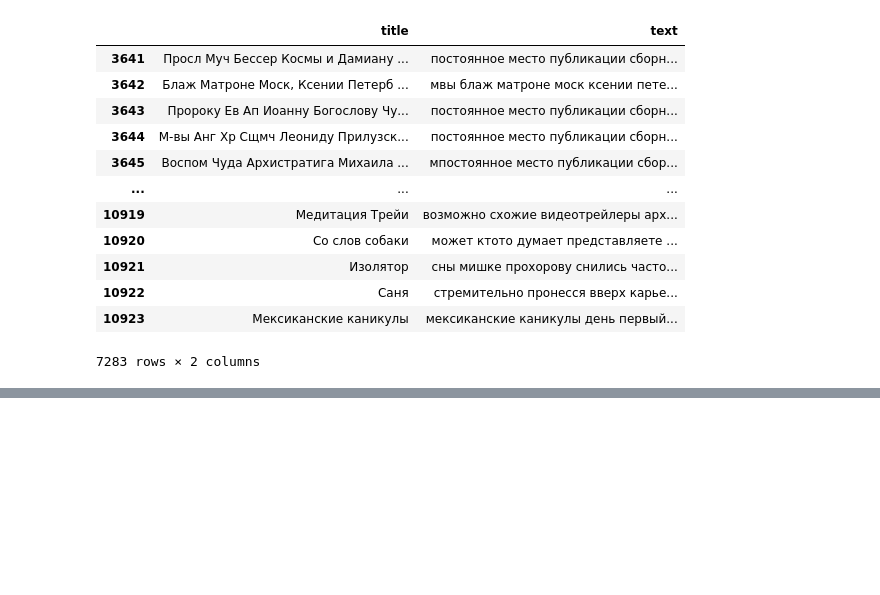
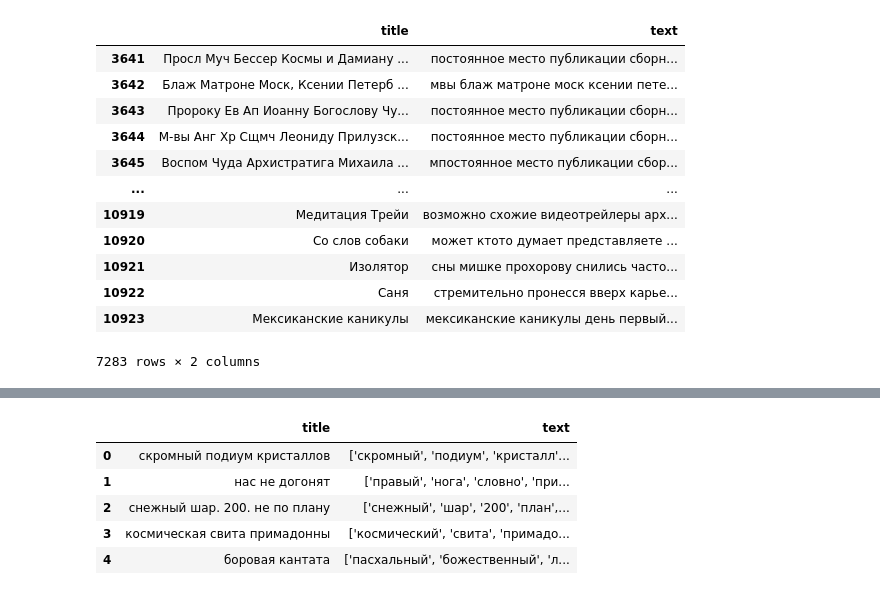
Before and after one commit to VeronikaSteklo/generation_names, a Jupyter notebook: work_with_data.ipynb, the cells around one changed output, grey strips where cells are left out. Saved outputs shown, nothing was run; the diff lists cells and outputs as text; code cells hidden in the pictures; blank space fills up the shorter version.

```diff
--- a/work_with_data.ipynb
+++ b/work_with_data.ipynb
@@ -242,0 +258,9 @@ middle_part
+# %%
+data.head()
+# %% [output]
+|  | title | text |
+| 0 | скромный подиум кристаллов | ['скромный', 'подиум', 'кристалл'... |
+| 1 | нас не догонят | ['правый', 'нога', 'словно', 'при... |
+| 2 | снежный шар. 200. не по плану | ['снежный', 'шар', '200', 'план',... |
+| 3 | космическая свита примадонны | ['космический', 'свита', 'примадо... |
+| 4 | боровая кантата | ['пасхальный', 'божественный', 'л... |
```
Also changed, not shown: parts of 10 cells of this notebook.
